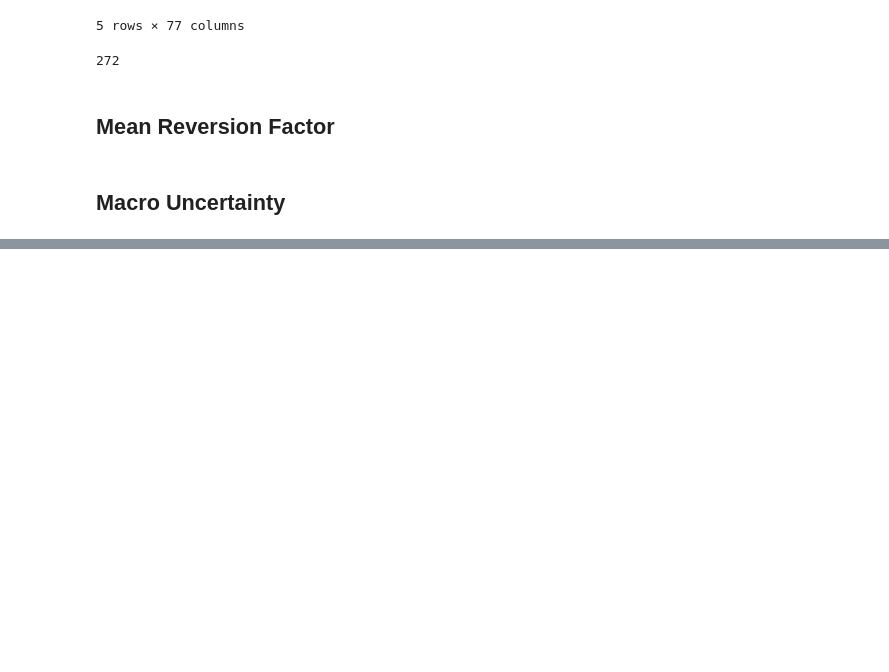
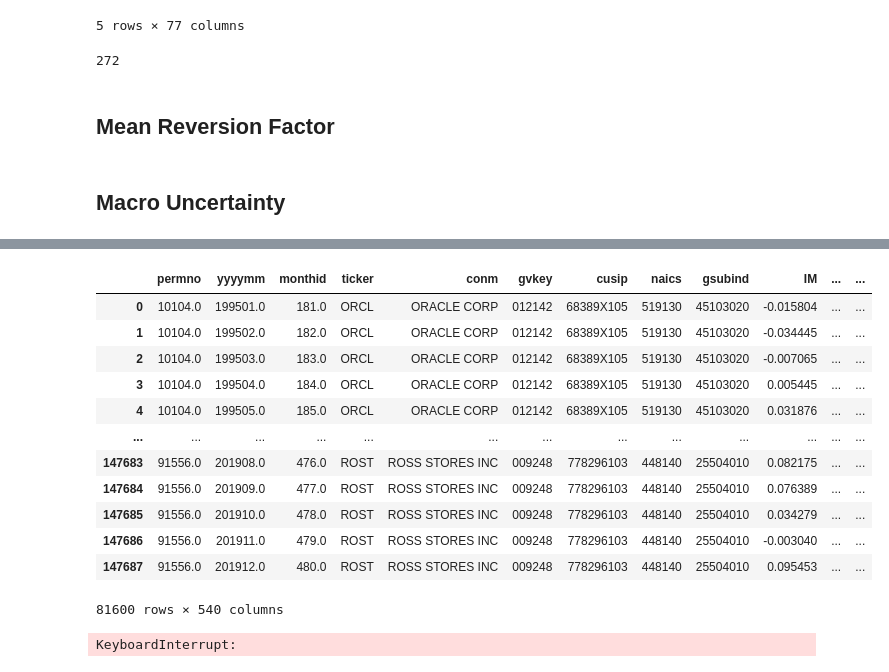
Before and after one commit to lesterholsterr/equity-factor-model, a Jupyter notebook: final.ipynb, the cells around one changed output, grey strips where cells are left out. Saved outputs shown, nothing was run; the diff lists cells and outputs as text; code cells hidden in the pictures; blank space fills up the shorter version.

Commit message:
factor selection strategy - initial

```diff
--- a/final.ipynb
+++ b/final.ipynb
@@ -174,0 +212,4 @@ print(merged_df.head())
+# %%
+factor_columns = merged_df.select_dtypes(include=[np.number]).columns[208:] # <-- PROBLEM: THIS IS NOT ALL THE COLUMNS WE WANT
+factor_categories = categorize_factors(merged_df, factor_columns)
+factor_categories
@@ -174,0 +234,26 @@ print(merged_df.head())
+# %%
+for factor in factor_categories['zscore_factors']:
+    merged_df[factor] = merged_df.groupby(['yyyymm'])[factor].transform(
+        lambda x: (x - x.mean()) / x.std() if x.std() != 0 else 0
+    )
+
+for factor in factor_categories['percentile_factors']:
+    merged_df[f'{factor}_std'] = merged_df.groupby(['yyyymm'])[factor].transform(
+        lambda x: x.rank(pct=True)
+    )
+
+merged_df
+# %% [output]
+|  | permno | yyyymm | monthid | ticker | conm | gvkey | cusip | naics | gsubind | IM | ... | ... |
+| 0 | 10104.0 | 199501.0 | 181.0 | ORCL | ORACLE CORP | 012142 | 68389X105 | 519130 | 45103020 | -0.015804 | ... | ... |
+| 1 | 10104.0 | 199502.0 | 182.0 | ORCL | ORACLE CORP | 012142 | 68389X105 | 519130 | 45103020 | -0.034445 | ... | ... |
+| 2 | 10104.0 | 199503.0 | 183.0 | ORCL | ORACLE CORP | 012142 | 68389X105 | 519130 | 45103020 | -0.007065 | ... | ... |
+| 3 | 10104.0 | 199504.0 | 184.0 | ORCL | ORACLE CORP | 012142 | 68389X105 | 519130 | 45103020 | 0.005445 | ... | ... |
+| 4 | 10104.0 | 199505.0 | 185.0 | ORCL | ORACLE CORP | 012142 | 68389X105 | 519130 | 45103020 | 0.031876 | ... | ... |
+| ... | ... | ... | ... | ... | ... | ... | ... | ... | ... | ... | ... | ... |
+| 147683 | 91556.0 | 201908.0 | 476.0 | ROST | ROSS STORES INC | 009248 | 778296103 | 448140 | 25504010 | 0.082175 | ... | ... |
+| 147684 | 91556.0 | 201909.0 | 477.0 | ROST | ROSS STORES INC | 009248 | 778296103 | 448140 | 25504010 | 0.076389 | ... | ... |
+| 147685 | 91556.0 | 201910.0 | 478.0 | ROST | ROSS STORES INC | 009248 | 778296103 | 448140 | 25504010 | 0.034279 | ... | ... |
+| 147686 | 91556.0 | 201911.0 | 479.0 | ROST | ROSS STORES INC | 009248 | 778296103 | 448140 | 25504010 | -0.003040 | ... | ... |
+| 147687 | 91556.0 | 201912.0 | 480.0 | ROST | ROSS STORES INC | 009248 | 778296103 | 448140 | 25504010 | 0.095453 | ... | ... |
+81600 rows × 540 columns
@@ -174,0 +306,5 @@ print(merged_df.head())
+# %%
+factor_power = calculate_univariate_power(merged_df, factor_columns)
+factor_power.head(30)
+# %% [output]
+KeyboardInterrupt:
```
Also changed, not shown: parts of 9 cells of this notebook.
